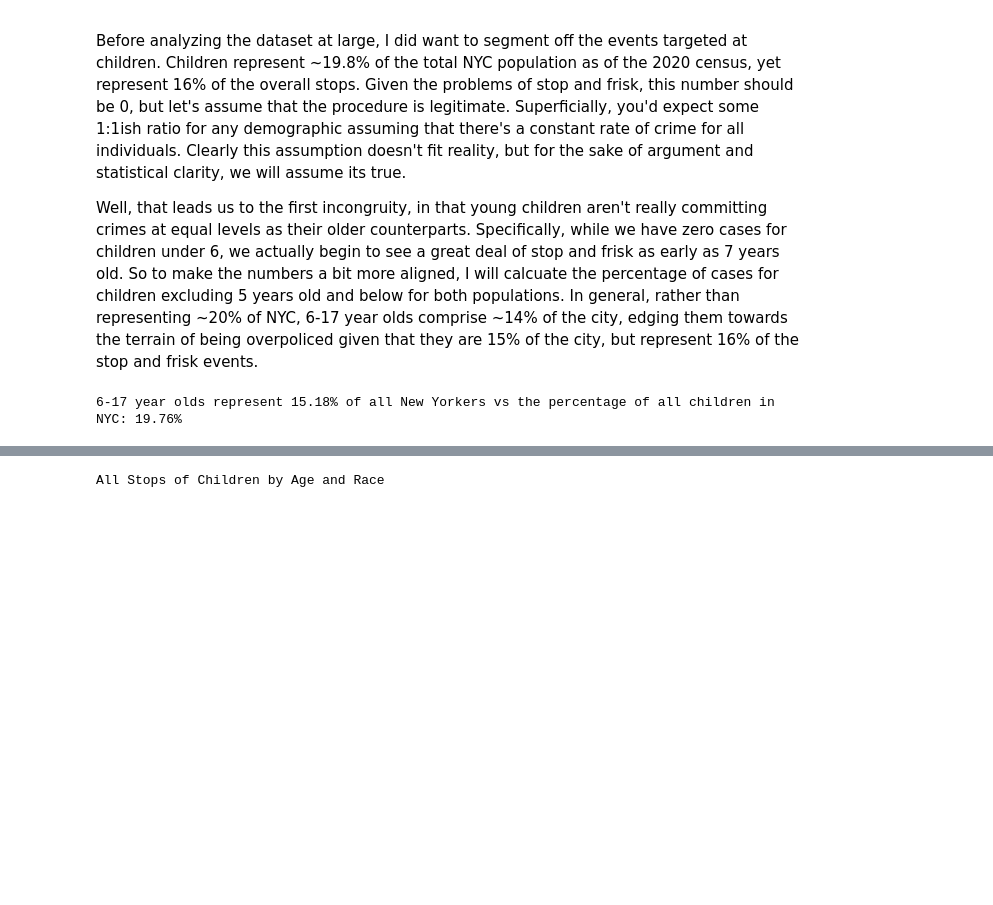
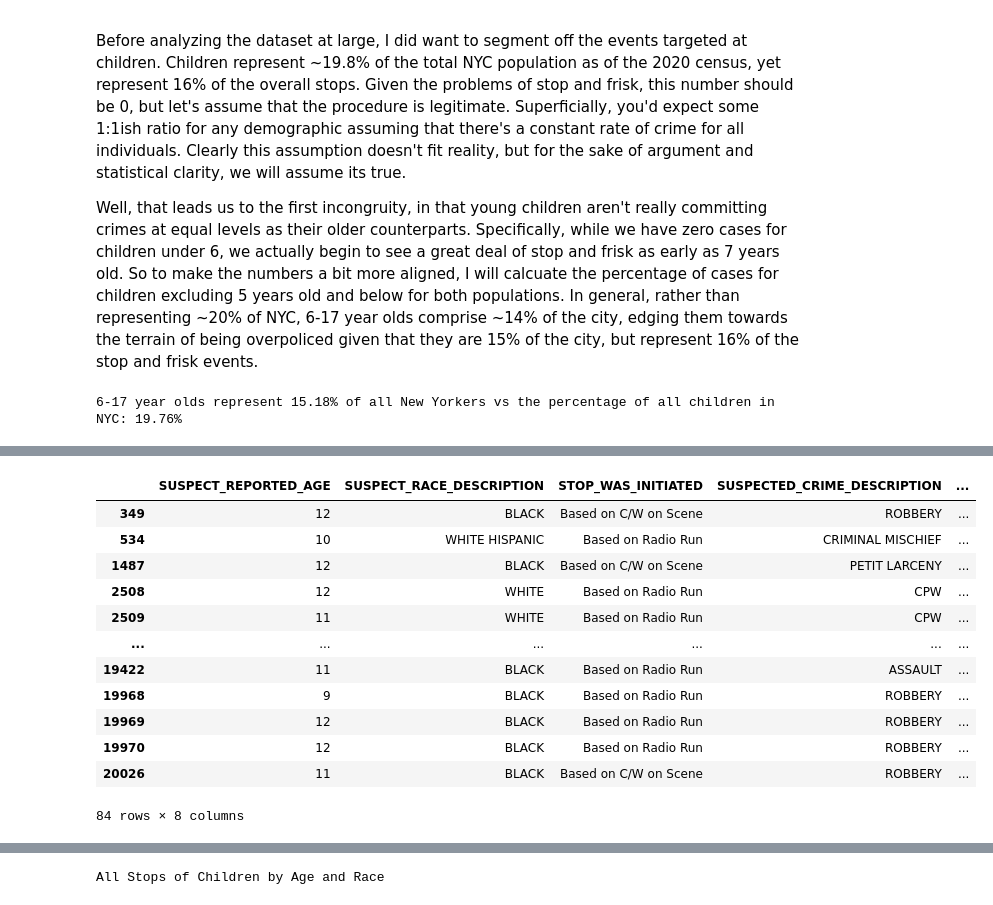
Before and after one commit to gbangban/ml-supervised-kim, a Jupyter notebook: notebook.ipynb, the cells around one changed output, grey strips where cells are left out. Cells and saved outputs as stored; diff of their text form; code cells hidden in the pictures; blank space fills up the shorter version.

```diff
--- a/notebook.ipynb
+++ b/notebook.ipynb
@@ -245,7 +245,7 @@ Outcome of Stop: Categorical column with values of "ARRESTED", "SUMMONS ISSUED",
 Officers Used Physical Force: A Boolean feature aggregated from the many physical force features (drawing firearms, using restraint, etc.)
 # %%
 final_df = plausible_df.copy()
-final_df.loc[:, 'OUTCOME_OF_STOP'] = np.select(
+final_df['OUTCOME_OF_STOP'] = np.select(
     condlist=[
         final_df['SUSPECT_ARRESTED_FLAG'],
         final_df['SUMMONS_ISSUED_FLAG']
@@ -264,10 +264,6 @@ PHYSICAL_FORCE_COLUMNS = [
     # 'PHYSICAL_FORCE_VERBAL_INSTRUCTION_FLAG', # Omitting as this doesn't reflect the use of force, but a warning.  Also distorts the dataset...
     'PHYSICAL_FORCE_WEAPON_IMPACT_FLAG'
 ]
-# PHYSICAL_FORCE_CEW_FLAG,
-# PHYSICAL_FORCE_DRAW_POINT_FIREARM_FLAG,
-# PHYSICAL_FORCE_HANDCUFF_SUSPECT_FLAG,PHYSICAL_FORCE_OC_SPRAY_USED_FLAG,PHYSICAL_FORCE_OTHER_FLAG,PHYSICAL_FORCE_RESTRAINT_USED_FLAG,PHYSICAL_FORCE_VERBAL_INSTRUCTION_FLAG,PHYSICAL_FORCE_WEAPON_IMPACT_FLAG
-
 
 # Create aggregated force column (True if ANY force was used)
 final_df['OFFICER_USED_FORCE'] = (
@@ -285,7 +281,7 @@ final_df['FORCE_TYPE'] = np.select(
         final_df['PHYSICAL_FORCE_OC_SPRAY_USED_FLAG'],
         final_df['PHYSICAL_FORCE_HANDCUFF_SUSPECT_FLAG'],
         final_df['PHYSICAL_FORCE_OTHER_FLAG'],
-        final_df['PHYSICAL_FORCE_VERBAL_INSTRUCTION_FLAG'],
+        # final_df['PHYSICAL_FORCE_VERBAL_INSTRUCTION_FLAG'],
         final_df['PHYSICAL_FORCE_RESTRAINT_USED_FLAG']
     ],
     [
@@ -295,7 +291,7 @@ final_df['FORCE_TYPE'] = np.select(
         'Pepper Spray',
         'Handcuffs',
         'Other Physical Force',
-        'Verbal Commands',
+        # 'Verbal Commands',
         'Restraint Used'
     ],
     default='No Force'
@@ -492,3 +476,28 @@ Why Did Officers Stop Children under 13 by Age and Race
+# %%
+under_13_df
+
+# under_13_demo_table = (
+#     under_13_df.groupby(['SUSPECTED_CRIME_DESCRIPTION', 'SUSPECT_RACE_DESCRIPTION'])
+#     .size()
+#     .unstack()
+#     .fillna(0)
+#     .astype(int)
+# )
+# show_demographic_table(under_13_demo_table, "Why Did Officers Stop Children under 13 by Age and Race")
+# %% [output]
+|  | SUSPECT_REPORTED_AGE | SUSPECT_RACE_DESCRIPTION | STOP_WAS_INITIATED | SUSPECTED_CRIME_DESCRIPTION | ... |
+| 349 | 12 | BLACK | Based on C/W on Scene | ROBBERY | ... |
+| 534 | 10 | WHITE HISPANIC | Based on Radio Run | CRIMINAL MISCHIEF | ... |
+| 1487 | 12 | BLACK | Based on C/W on Scene | PETIT LARCENY | ... |
+| 2508 | 12 | WHITE | Based on Radio Run | CPW | ... |
+| 2509 | 11 | WHITE | Based on Radio Run | CPW | ... |
+| ... | ... | ... | ... | ... | ... |
+| 19422 | 11 | BLACK | Based on Radio Run | ASSAULT | ... |
+| 19968 | 9 | BLACK | Based on Radio Run | ROBBERY | ... |
+| 19969 | 12 | BLACK | Based on Radio Run | ROBBERY | ... |
+| 19970 | 12 | BLACK | Based on Radio Run | ROBBERY | ... |
+| 20026 | 11 | BLACK | Based on C/W on Scene | ROBBERY | ... |
+84 rows × 8 columns
 # %%
 # print("Unique values in OFFICER_USED_FORCE:", under_13_df['OFFICER_USED_FORCE'].unique())
 # print("Unique values in SUSPECT_RACE_DESCRIPTION:", under_13_df['SUSPECT_RACE_DESCRIPTION'].unique())
```
Also changed, not shown: parts of 9 cells of this notebook.
